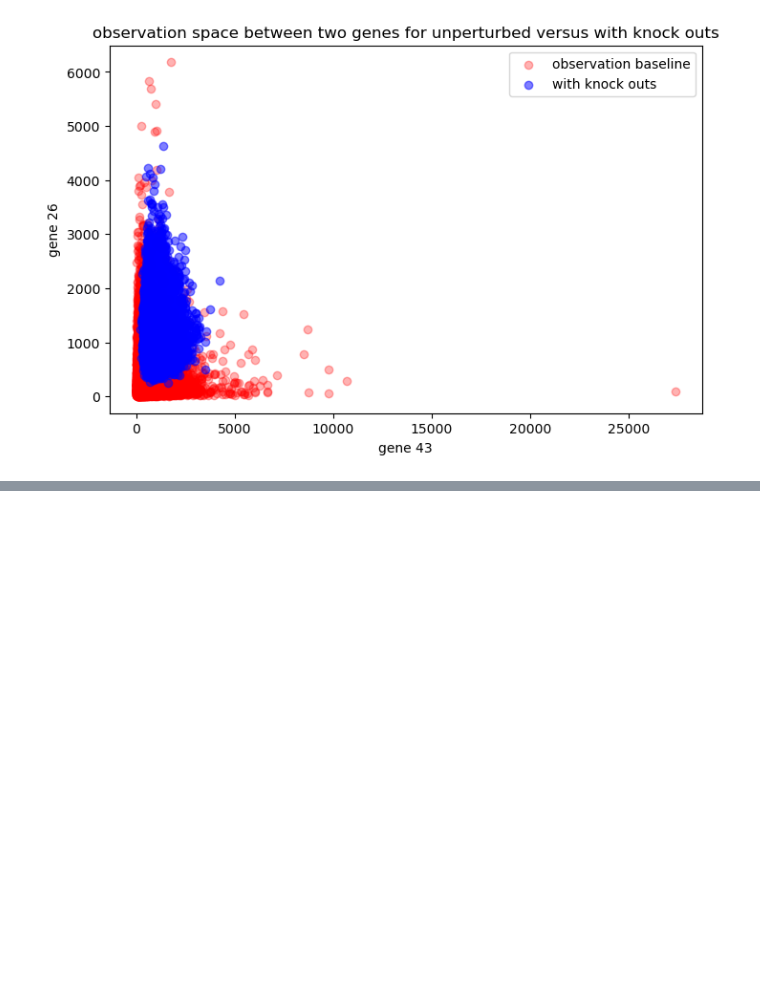
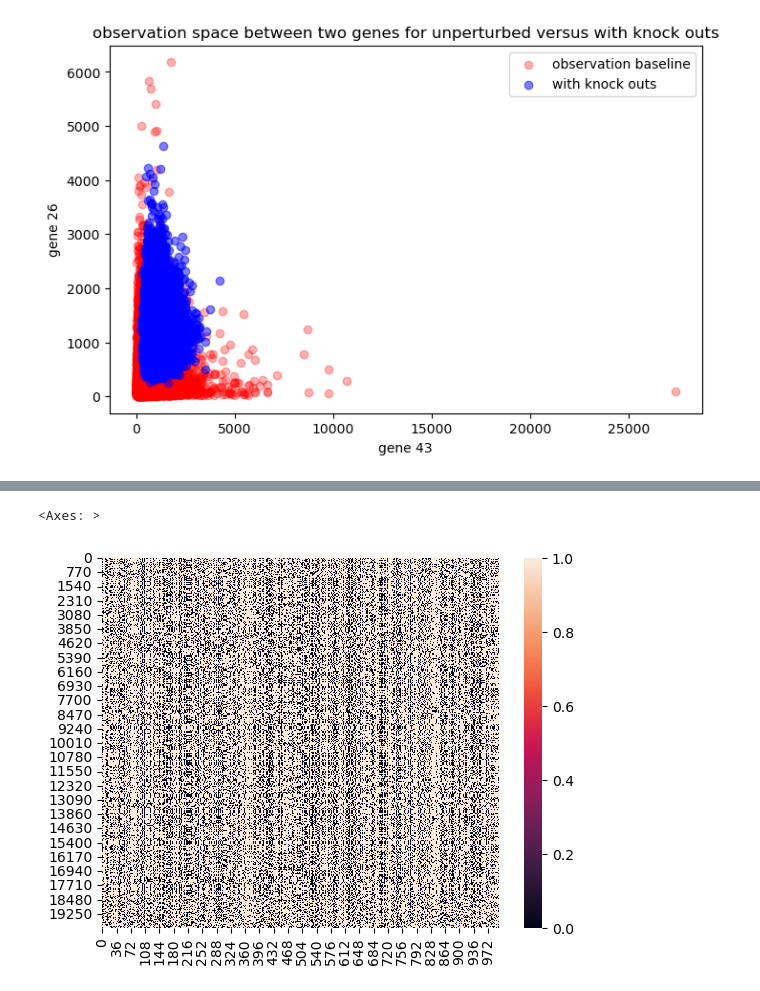
Before and after one commit to erialc-cal/cpa, a Jupyter notebook: Claire_simulations.ipynb, the cells around one changed output, grey strips where cells are left out. Saved outputs shown, nothing was run; the diff lists cells and outputs as text; code cells hidden in the pictures; blank space fills up the shorter version.

```diff
--- a/Claire_simulations.ipynb
+++ b/Claire_simulations.ipynb
@@ -214,0 +205,7 @@ Text(0.5, 1.0, 'observation space between two genes for unperturbed versus with
+# %%
+D_pert = np.array([M_pert[pert_keys[i],:] for i in range(20000)]).reshape(20000,1000)
+# %%
+sns.heatmap(D_pert)
+# %% [output]
+<Axes: >
+[figure, added]
```
Also changed, not shown: parts of 28 cells of this notebook.
